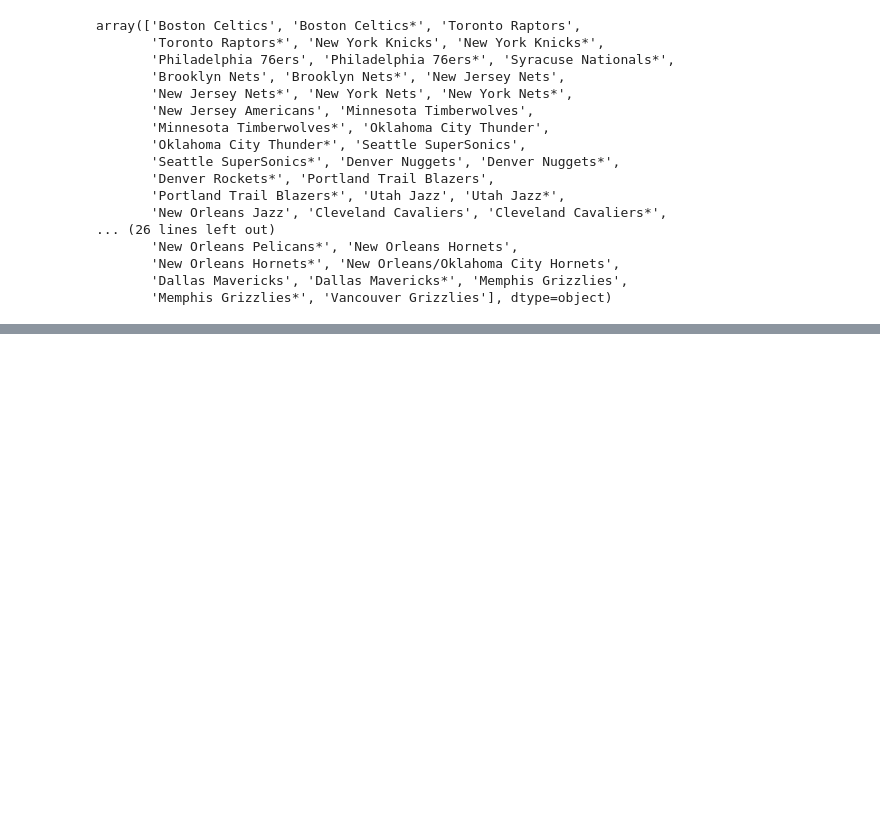
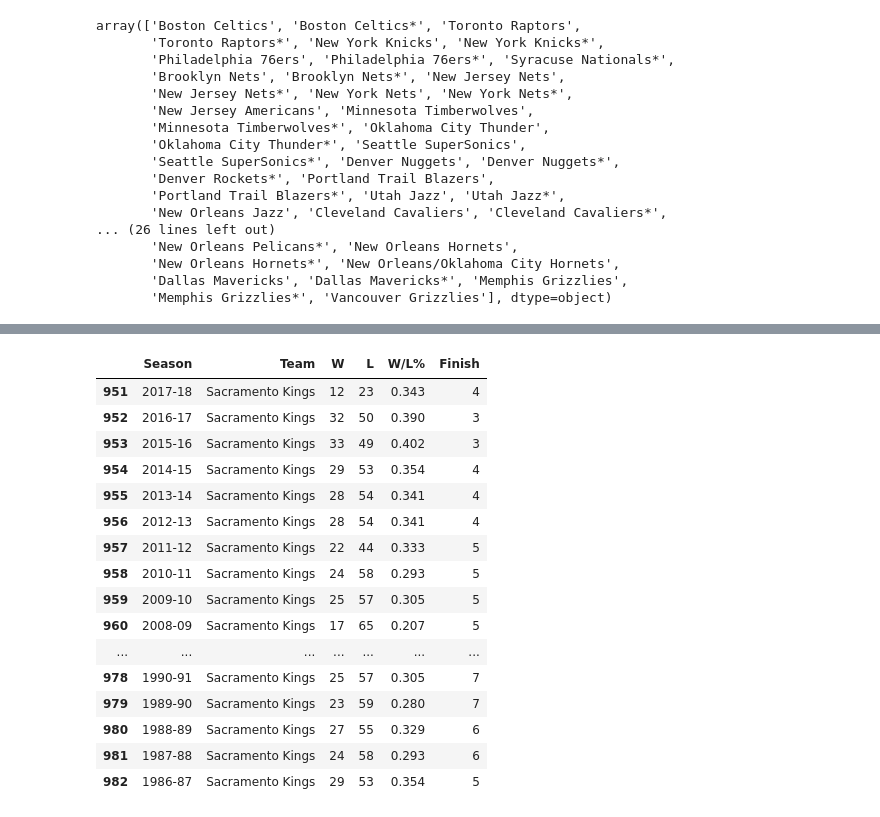
Before and after one commit to paulhji/team_gaap_project1, a Jupyter notebook: NBA Injuries.ipynb, the cells around one changed output, grey strips where cells are left out. Cells and saved outputs as stored; diff of their text form; code cells hidden in the pictures; blank space fills up the shorter version.

```diff
--- a/NBA Injuries.ipynb
+++ b/NBA Injuries.ipynb
@@ -209,0 +379,20 @@ clean_team_records.loc[clean_team_records["Team"] =="Houston Rockets",:]
+# %%
+Kings=clean_team_records.loc[clean_team_records["Team"] =="Sacramento Kings",:]
+# %% [output]
+|  | Season | Team | W | L | W/L% | Finish |
+| 951 | 2017-18 | Sacramento Kings | 12 | 23 | 0.343 | 4 |
+| 952 | 2016-17 | Sacramento Kings | 32 | 50 | 0.390 | 3 |
+| 953 | 2015-16 | Sacramento Kings | 33 | 49 | 0.402 | 3 |
+| 954 | 2014-15 | Sacramento Kings | 29 | 53 | 0.354 | 4 |
+| 955 | 2013-14 | Sacramento Kings | 28 | 54 | 0.341 | 4 |
+| 956 | 2012-13 | Sacramento Kings | 28 | 54 | 0.341 | 4 |
+| 957 | 2011-12 | Sacramento Kings | 22 | 44 | 0.333 | 5 |
+| 958 | 2010-11 | Sacramento Kings | 24 | 58 | 0.293 | 5 |
+| 959 | 2009-10 | Sacramento Kings | 25 | 57 | 0.305 | 5 |
+| 960 | 2008-09 | Sacramento Kings | 17 | 65 | 0.207 | 5 |
+| ... | ... | ... | ... | ... | ... | ... |
+| 978 | 1990-91 | Sacramento Kings | 25 | 57 | 0.305 | 7 |
+| 979 | 1989-90 | Sacramento Kings | 23 | 59 | 0.280 | 7 |
+| 980 | 1988-89 | Sacramento Kings | 27 | 55 | 0.329 | 6 |
+| 981 | 1987-88 | Sacramento Kings | 24 | 58 | 0.293 | 6 |
+| 982 | 1986-87 | Sacramento Kings | 29 | 53 | 0.354 | 5 |
```
Also changed, not shown: parts of 20 cells of this notebook.
